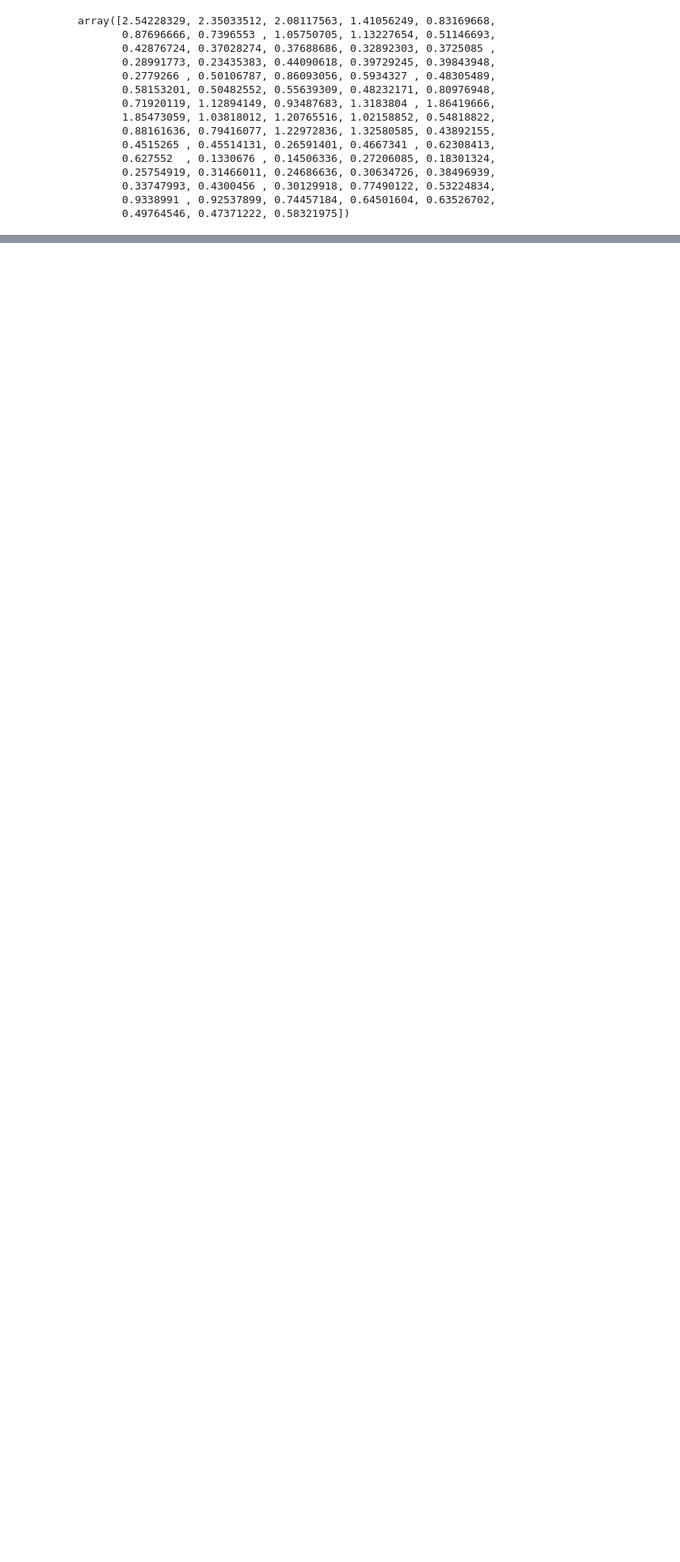
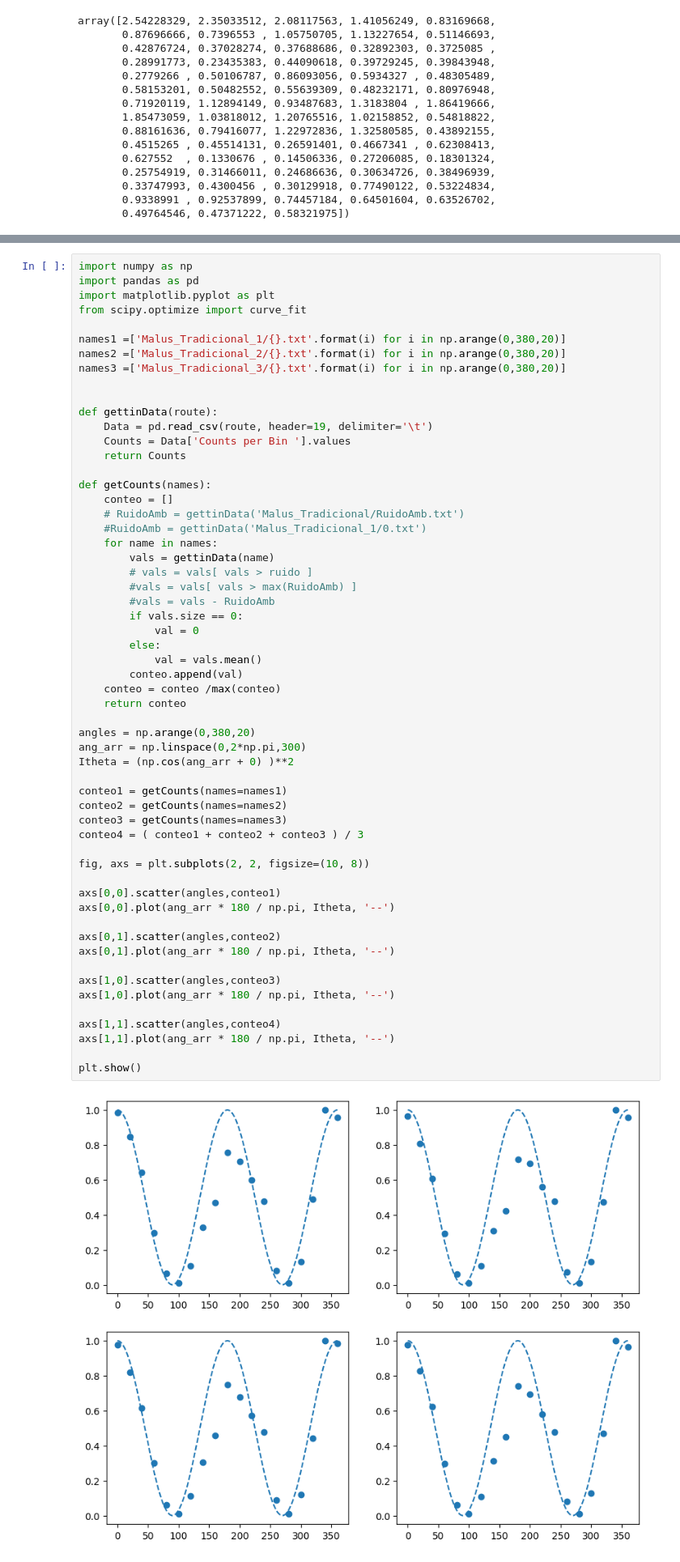
Before and after one commit to GoofyCorleone/Computation, a Jupyter notebook: Python/PE/DataAnalysis.ipynb, the cells around one changed output, grey strips where cells are left out. Shown at 81% size. Saved outputs shown, nothing was run; the diff lists cells and outputs as text; blank space fills up the shorter version.

```diff
--- a/Python/PE/DataAnalysis.ipynb
+++ b/Python/PE/DataAnalysis.ipynb
@@ -160,0 +208,59 @@ plt.plot(xarr,y)
+# %%
+import numpy as np
+import pandas as pd
+import matplotlib.pyplot as plt
+from scipy.optimize import curve_fit
+
+names1 =['Malus_Tradicional_1/{}.txt'.format(i) for i in np.arange(0,380,20)]
+names2 =['Malus_Tradicional_2/{}.txt'.format(i) for i in np.arange(0,380,20)]
+names3 =['Malus_Tradicional_3/{}.txt'.format(i) for i in np.arange(0,380,20)]
+
+
+def gettinData(route):
+    Data = pd.read_csv(route, header=19, delimiter='\t')
+    Counts = Data['Counts per Bin '].values
+    return Counts
+
+def getCounts(names):
+    conteo = []
+    # RuidoAmb = gettinData('Malus_Tradicional/RuidoAmb.txt')
+    #RuidoAmb = gettinData('Malus_Tradicional_1/0.txt')
+    for name in names:
+        vals = gettinData(name)
+        # vals = vals[ vals > ruido ]
+        #vals = vals[ vals > max(RuidoAmb) ]
+        #vals = vals - RuidoAmb
+        if vals.size == 0:
+            val = 0
+        else:
+            val = vals.mean()
+        conteo.append(val)
+    conteo = conteo /max(conteo)
+    return conteo
+
+angles = np.arange(0,380,20)
+ang_arr = np.linspace(0,2*np.pi,300)
+Itheta = (np.cos(ang_arr + 0) )**2
+
+conteo1 = getCounts(names=names1)
+conteo2 = getCounts(names=names2)
+conteo3 = getCounts(names=names3)
+conteo4 = ( conteo1 + conteo2 + conteo3 ) / 3
+
+fig, axs = plt.subplots(2, 2, figsize=(10, 8))
+
+axs[0,0].scatter(angles,conteo1)
+axs[0,0].plot(ang_arr * 180 / np.pi, Itheta, '--')
+
+axs[0,1].scatter(angles,conteo2)
+axs[0,1].plot(ang_arr * 180 / np.pi, Itheta, '--')
+
+axs[1,0].scatter(angles,conteo3)
+axs[1,0].plot(ang_arr * 180 / np.pi, Itheta, '--')
+
+axs[1,1].scatter(angles,conteo4)
+axs[1,1].plot(ang_arr * 180 / np.pi, Itheta, '--')
+
+plt.show()
+# %% [output]
+[figure, added]
```
Also changed, not shown: parts of 2 cells of this notebook, 5 other files.
